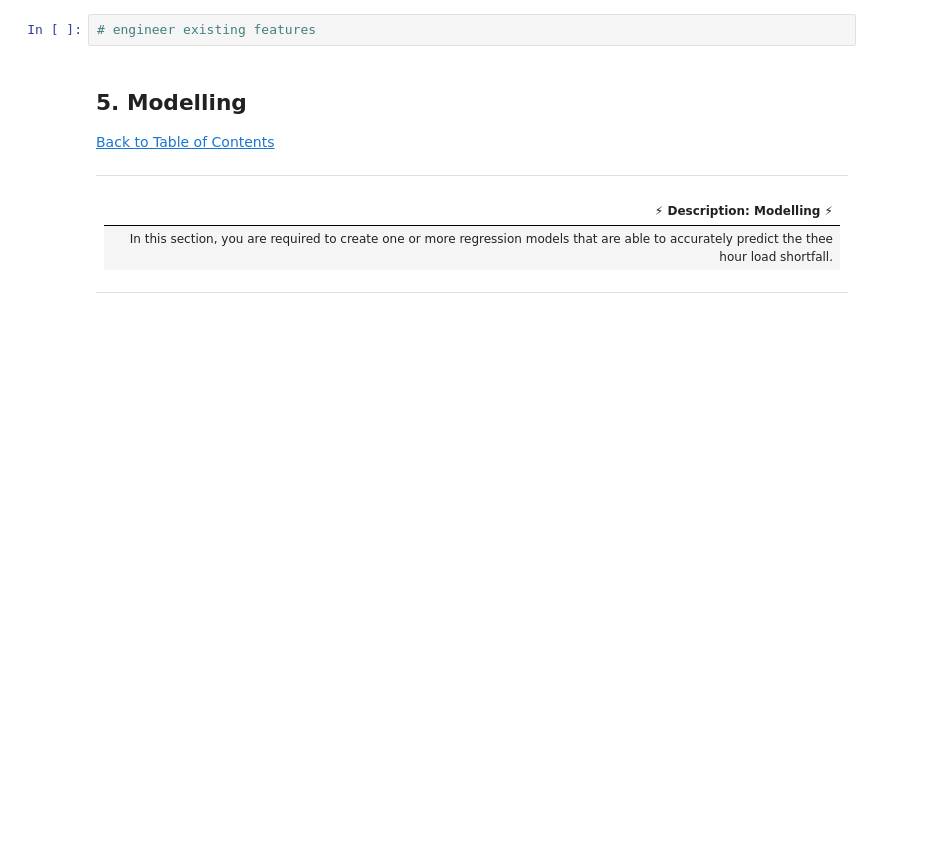
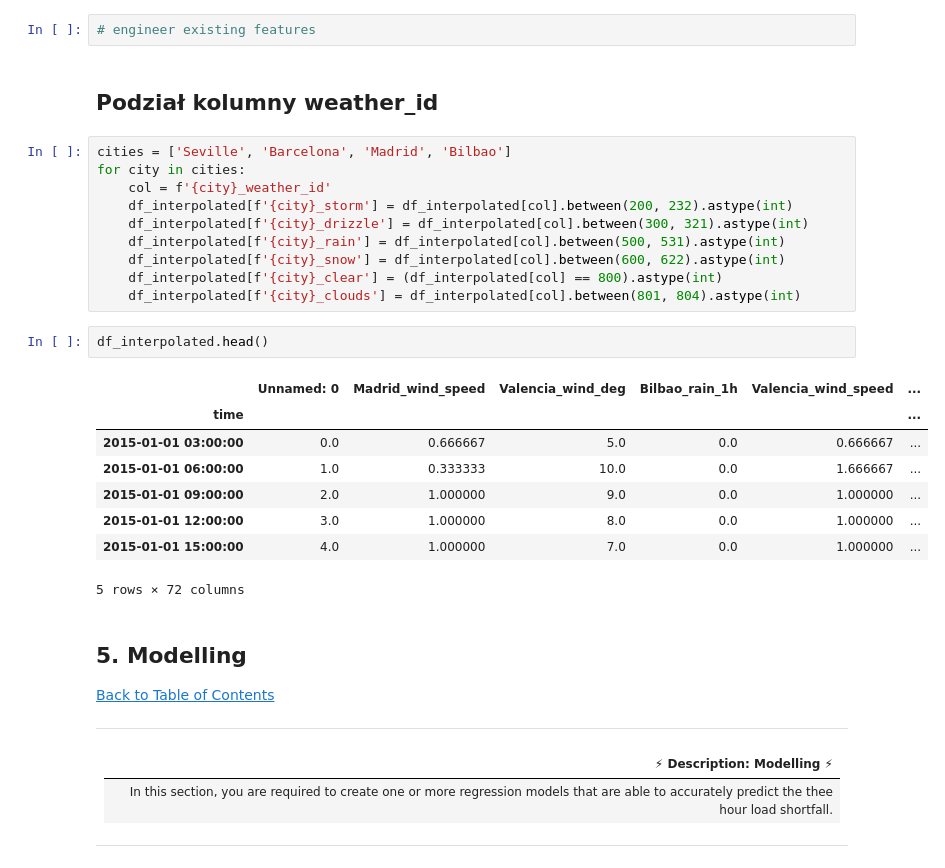
Before and after one commit to Marcel3333/TimeSeriesAnalysisProject, a Jupyter notebook: starter-notebook.ipynb, the cells around one changed output. Cells and saved outputs as stored; diff of their text form; blank space fills up the shorter version.

```diff
--- a/starter-notebook.ipynb
+++ b/starter-notebook.ipynb
@@ -286,6 +286,29 @@ plt.show()
 # create new features
 # %%
 # engineer existing features
+# %% [markdown]
+## Podział kolumny weather_id
+# %%
+cities = ['Seville', 'Barcelona', 'Madrid', 'Bilbao']
+for city in cities:
+    col = f'{city}_weather_id'
+    df_interpolated[f'{city}_storm'] = df_interpolated[col].between(200, 232).astype(int)
+    df_interpolated[f'{city}_drizzle'] = df_interpolated[col].between(300, 321).astype(int)
+    df_interpolated[f'{city}_rain'] = df_interpolated[col].between(500, 531).astype(int)
+    df_interpolated[f'{city}_snow'] = df_interpolated[col].between(600, 622).astype(int)
+    df_interpolated[f'{city}_clear'] = (df_interpolated[col] == 800).astype(int)
+    df_interpolated[f'{city}_clouds'] = df_interpolated[col].between(801, 804).astype(int)
+# %%
+df_interpolated.head()
+# %% [output]
+|  | Unnamed: 0 | Madrid_wind_speed | Valencia_wind_deg | Bilbao_rain_1h | Valencia_wind_speed | ... |
+| time |  |  |  |  |  | ... |
+| 2015-01-01 03:00:00 | 0.0 | 0.666667 | 5.0 | 0.0 | 0.666667 | ... |
+| 2015-01-01 06:00:00 | 1.0 | 0.333333 | 10.0 | 0.0 | 1.666667 | ... |
+| 2015-01-01 09:00:00 | 2.0 | 1.000000 | 9.0 | 0.0 | 1.000000 | ... |
+| 2015-01-01 12:00:00 | 3.0 | 1.000000 | 8.0 | 0.0 | 1.000000 | ... |
+| 2015-01-01 15:00:00 | 4.0 | 1.000000 | 7.0 | 0.0 | 1.000000 | ... |
+5 rows × 72 columns
 # %% [markdown]
 <a id="five"></a>
 ## 5. Modelling
```
Also changed, not shown: parts of 4 cells of this notebook.
